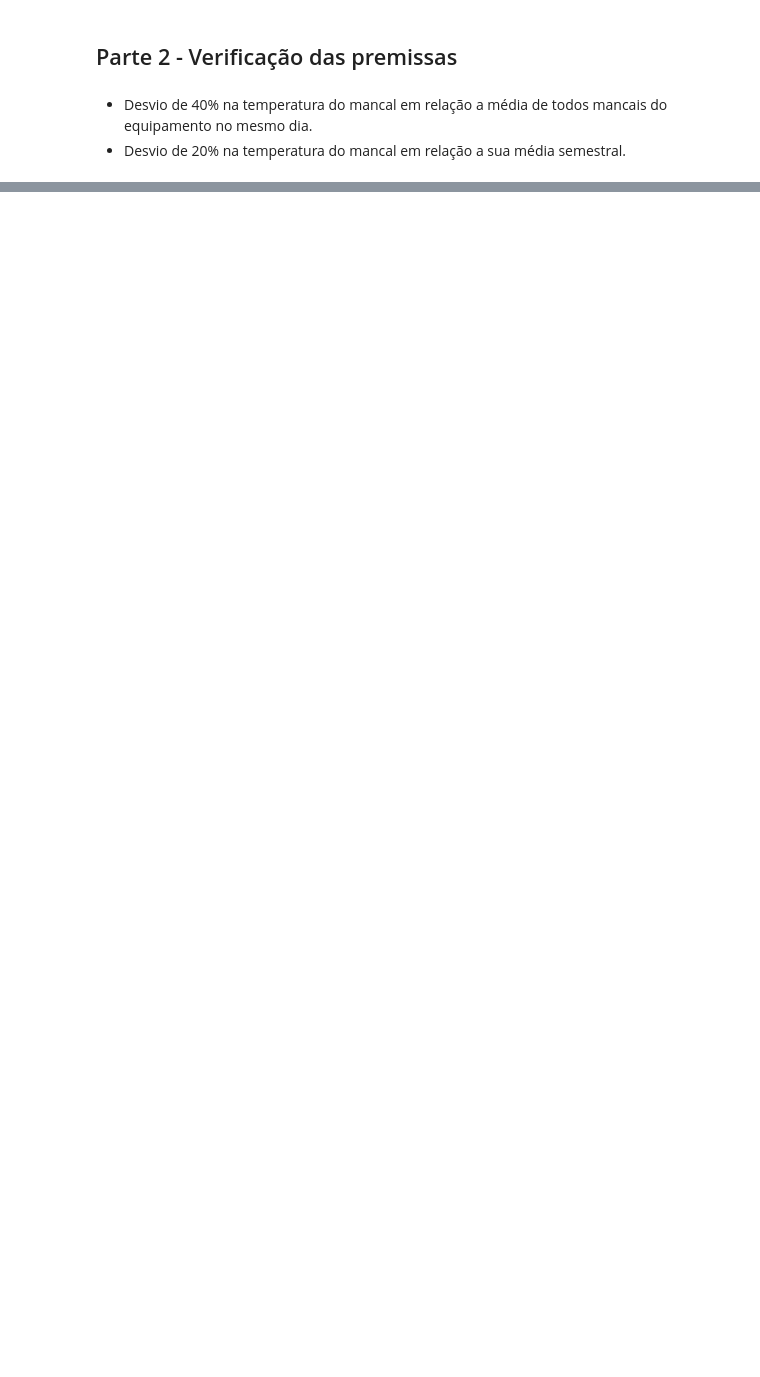
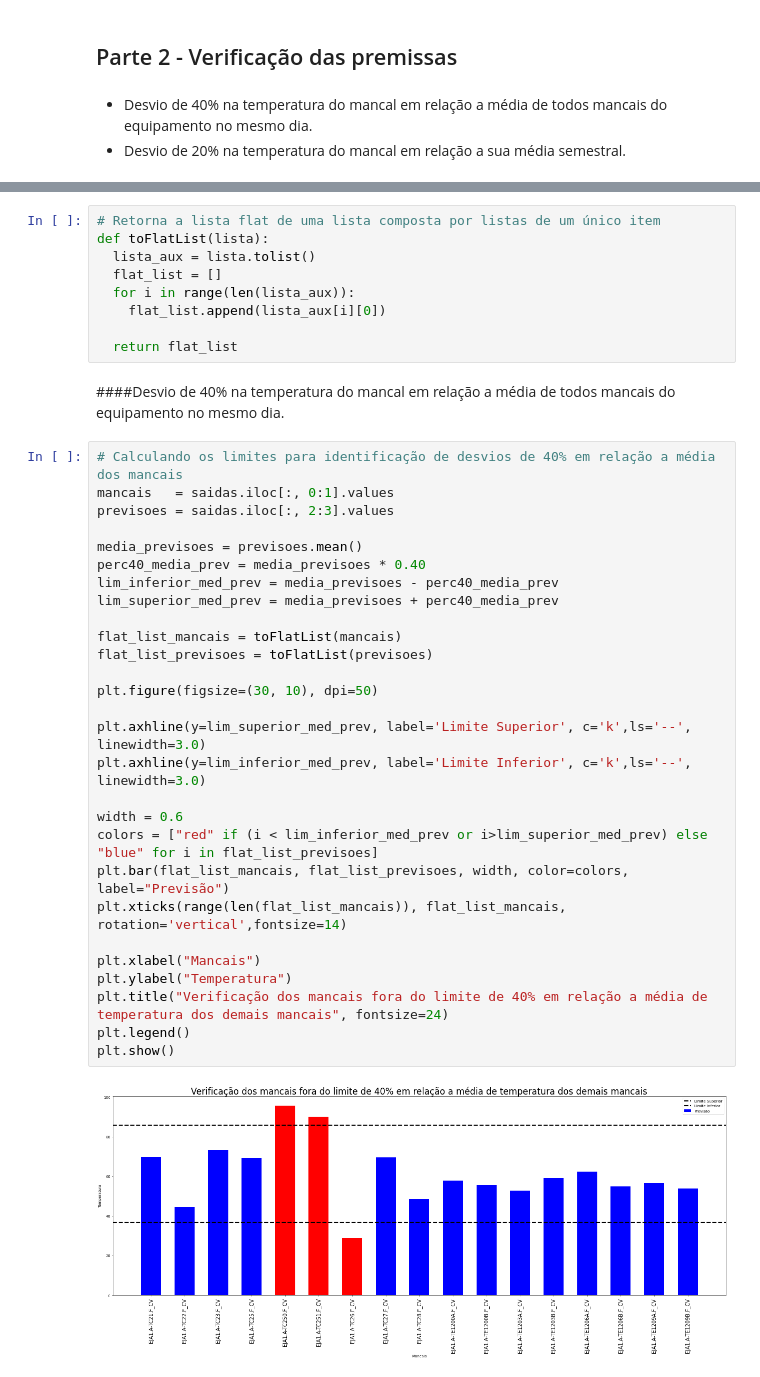
Before and after one commit to secretaria-ICA/Previsibilidade_das_Temperaturas_dos_Mancais, a Jupyter notebook: 4_PREVER_TEMP_MANCAL.ipynb, the cells around one changed output, grey strips where cells are left out. Saved outputs shown, nothing was run; the diff lists cells and outputs as text; blank space fills up the shorter version.

```diff
--- a/4_PREVER_TEMP_MANCAL.ipynb
+++ b/4_PREVER_TEMP_MANCAL.ipynb
@@ -108,0 +141,41 @@ plt.show()
+# %%
+# Retorna a lista flat de uma lista composta por listas de um único item
+def toFlatList(lista):
+  lista_aux = lista.tolist()
+  flat_list = []
+  for i in range(len(lista_aux)):
+    flat_list.append(lista_aux[i][0])
+
+  return flat_list
+# %% [markdown]
+####Desvio de 40% na temperatura do mancal em relação a média de todos mancais do equipamento no mesmo dia.
+# %%
+# Calculando os limites para identificação de desvios de 40% em relação a média dos mancais
+mancais   = saidas.iloc[:, 0:1].values
+previsoes = saidas.iloc[:, 2:3].values
+
+media_previsoes = previsoes.mean()
+perc40_media_prev = media_previsoes * 0.40
+lim_inferior_med_prev = media_previsoes - perc40_media_prev
+lim_superior_med_prev = media_previsoes + perc40_media_prev
+
+flat_list_mancais = toFlatList(mancais)
+flat_list_previsoes = toFlatList(previsoes)
+
+plt.figure(figsize=(30, 10), dpi=50)
+
+plt.axhline(y=lim_superior_med_prev, label='Limite Superior', c='k',ls='--', linewidth=3.0)
+plt.axhline(y=lim_inferior_med_prev, label='Limite Inferior', c='k',ls='--', linewidth=3.0)
+
+width = 0.6
+colors = ["red" if (i < lim_inferior_med_prev or i>lim_superior_med_prev) else "blue" for i in flat_list_previsoes]
+plt.bar(flat_list_mancais, flat_list_previsoes, width, color=colors, label="Previsão")
+plt.xticks(range(len(flat_list_mancais)), flat_list_mancais, rotation='vertical',fontsize=14)
+
+plt.xlabel("Mancais")
+plt.ylabel("Temperatura")
+plt.title("Verificação dos mancais fora do limite de 40% em relação a média de temperatura dos demais mancais", fontsize=24)
+plt.legend()
+plt.show()
+# %% [output]
+[figure, added]
```
Also changed, not shown: parts of 5 cells of this notebook.
